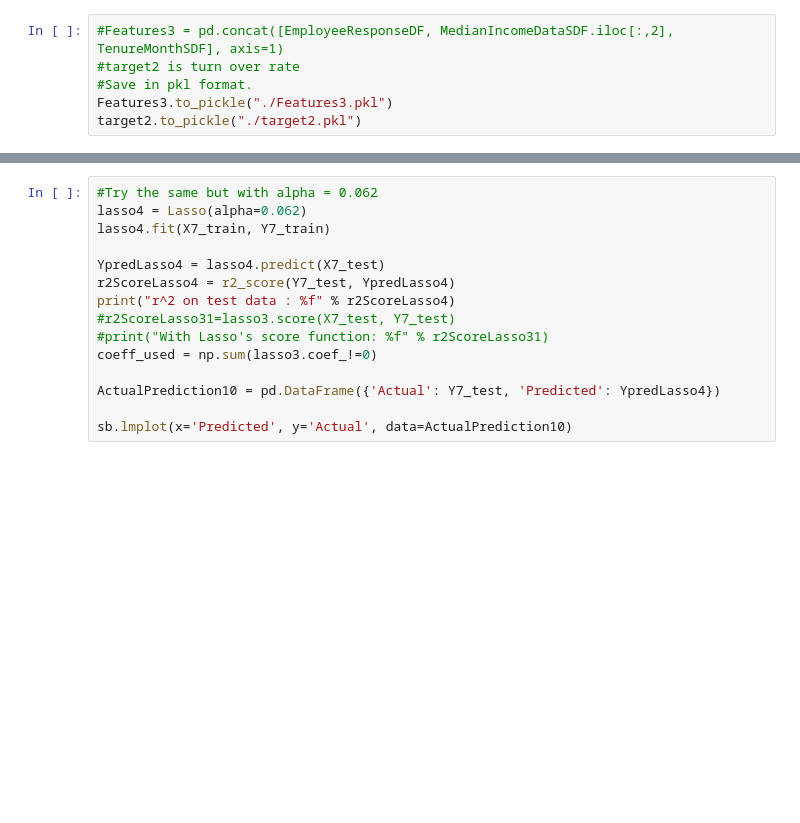
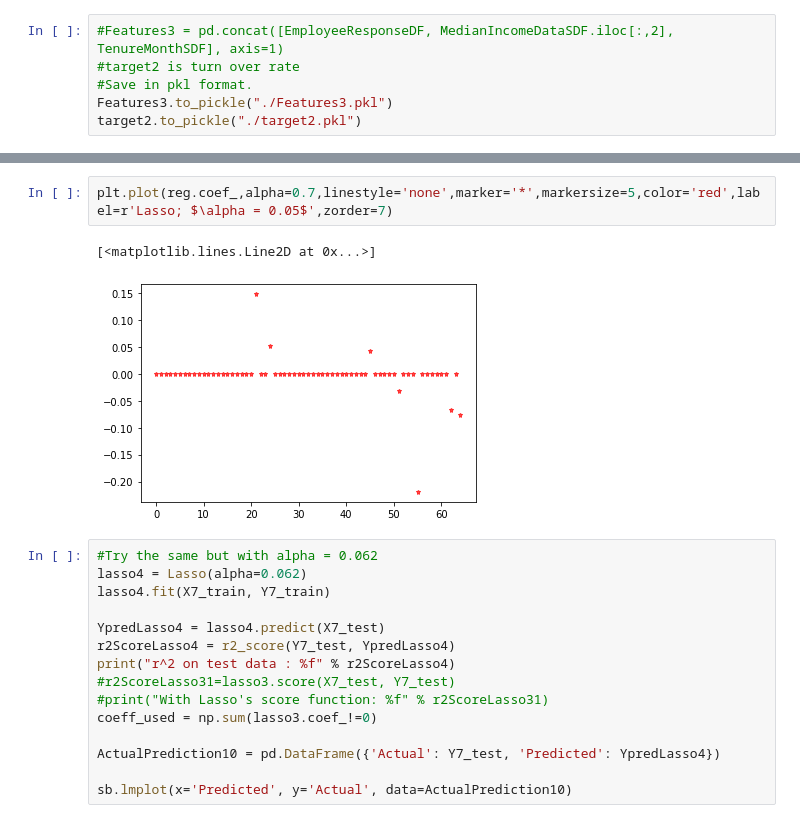
Before and after one commit to MamiyaA/FeatureFinder, a Jupyter notebook: DataExplorationPreProcessing_LinearRegressionAndRandomForrest_WithLaso.ipynb, the cells around one changed output, grey strips where cells are left out. Drawn from its saved outputs; the diff is of its cells as text; blank space fills up the shorter version.

```diff
--- a/DataExplorationPreProcessing_LinearRegressionAndRandomForrest_WithLaso.ipynb
+++ b/DataExplorationPreProcessing_LinearRegressionAndRandomForrest_WithLaso.ipynb
@@ -768,3 +824,8 @@ With Lasso's score function: 0.065849
+# %%
+plt.plot(reg.coef_,alpha=0.7,linestyle='none',marker='*',markersize=5,color='red',label=r'Lasso; $\alpha = 0.05$',zorder=7)
+# %% [output]
+[<matplotlib.lines.Line2D at 0x...>]
+[figure, added]
 # %%
 #Try the same but with alpha = 0.062
 lasso4 = Lasso(alpha=0.062)
```
Also changed, not shown: parts of 8 cells of this notebook.
